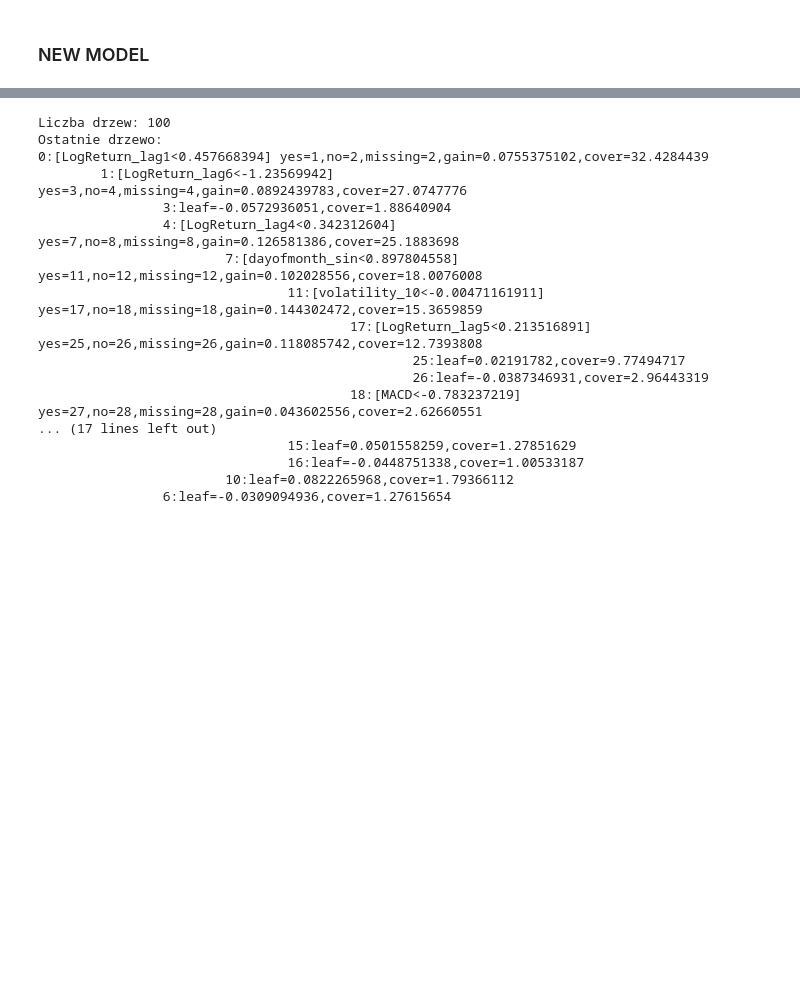
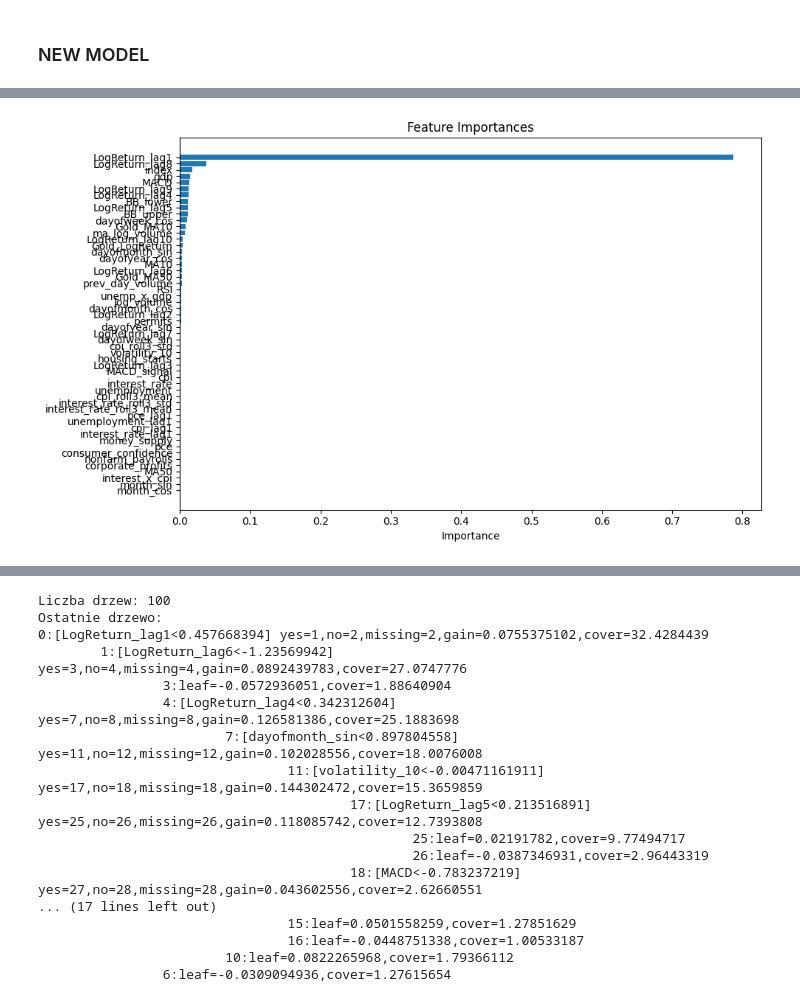
Before and after one commit to Oskar7L/Konferencja, a Jupyter notebook: model1.ipynb, the cells around one changed output, grey strips where cells are left out. Saved outputs shown, nothing was run; the diff lists cells and outputs as text; code cells hidden in the pictures; blank space fills up the shorter version.

```diff
--- a/model1.ipynb
+++ b/model1.ipynb
@@ -230,27 +246,54 @@ print(data_class4['LogReturn'].head())
 Name: LogReturn, dtype: int64
 # %%
-data_class4['date']=pd.to_datetime(data_class4['date'])
+import pandas as pd
+import xgboost as xgb
+from sklearn.model_selection import train_test_split
+from sklearn.metrics import accuracy_score, precision_score, recall_score
+import matplotlib.pyplot as plt
+
+# Przekształcenie kolumny daty
+data_class4['date'] = pd.to_datetime(data_class4['date'])
 data_class4 = data_class4.loc[data_class4['date'].dt.year < 2019]
-X=data_class4.drop(['LogReturn','date'],axis=1)
-Y=data_class4['LogReturn']
+
+# Dane wejściowe i cel
+X = data_class4.drop(['LogReturn', 'date'], axis=1)
+Y = data_class4['LogReturn']
+
+# Podział na zbiór treningowy i testowy
 X_train, X_test, y_train, y_test = train_test_split(X, Y, test_size=0.2, random_state=42)
-model = xgb.XGBClassifier()
+
+# Model XGBoost dla klasyfikacji wieloklasowej
+model = xgb.XGBClassifier(objective='multi:softmax', num_class=4)
 model.fit(X_train, y_train)
+
+# Predykcja
 y_pred = model.predict(X_test)
+
+# Metryki
 accuracy = accuracy_score(y_test, y_pred)
-print(f"Accuracy: {accuracy * 100:.2f}%")
+precision = precision_score(y_test, y_pred, average='macro')
+recall = recall_score(y_test, y_pred, average='macro')
+
+print(f"Accuracy : {accuracy * 100:.2f}%")
+print(f"Precision: {precision * 100:.2f}%")
+print(f"Recall   : {recall * 100:.2f}%")
 
 # Feature importances
 importance = model.feature_importances_
-
-# Zamień na tabelkę
 feat_importance = pd.DataFrame({
     'Feature': X_train.columns,
     'Importance': importance
-})
+}).sort_values(by='Importance', ascending=False)
 
-# Posortuj od najważniejszych
-feat_importance = feat_importance.sort_values(by='Importance', ascending=False)
+print("\nFeature Importances:")
+print(feat_importance)
 
-print(feat_importance)
+# (Opcjonalnie) wykres
+plt.figure(figsize=(10, 6))
+plt.barh(feat_importance['Feature'], feat_importance['Importance'])
+plt.xlabel("Importance")
+plt.title("Feature Importances")
+plt.gca().invert_yaxis()
+plt.tight_layout()
+plt.show()
 # %% [output]
@@ -274,3 +317,4 @@ Accuracy: 58.18%
+[figure, added]
 # %%
 from xgboost import XGBRegressor
 from sklearn.model_selection import train_test_split
```
Also changed, not shown: parts of 11 cells of this notebook, 10 other files.
